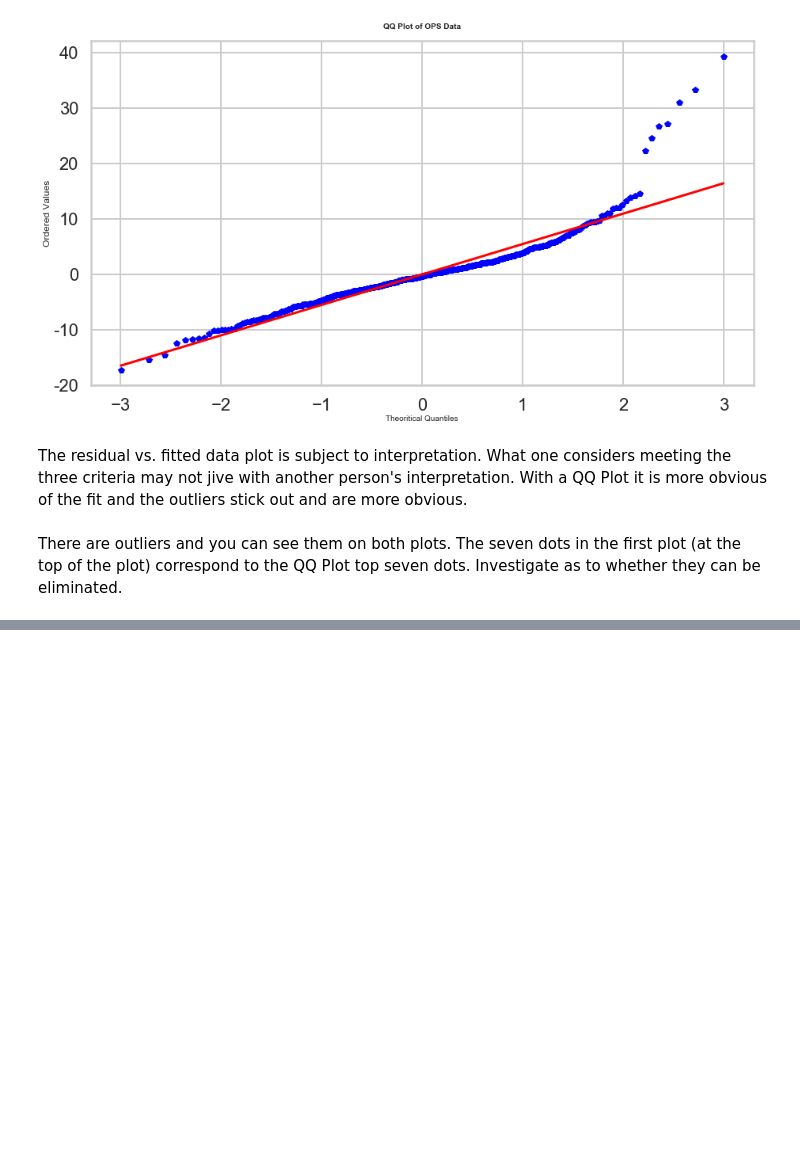
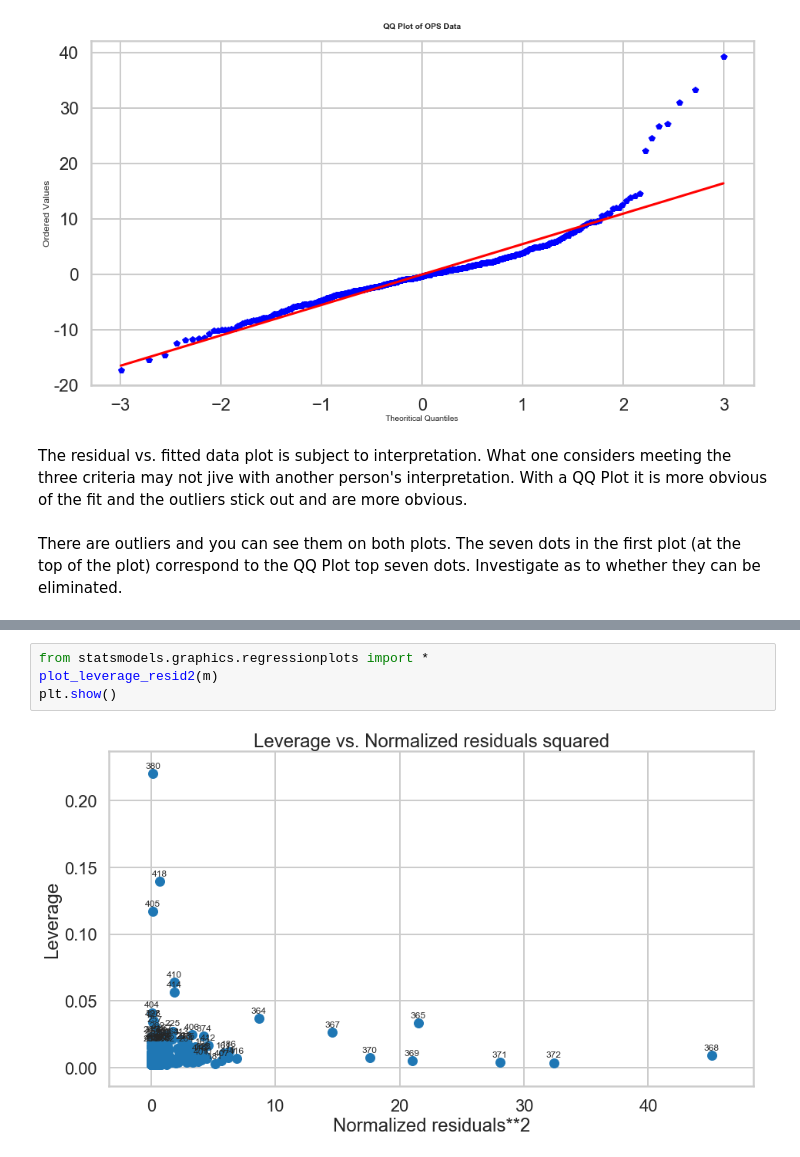
Before and after one commit to paulscheibal/SBDataScienceCert, a Jupyter notebook: MiniProjects/Mini_Project_Linear_Regression.ipynb, the cells around one changed output, grey strips where cells are left out. Cells and saved outputs as stored; diff of their text form; blank space fills up the shorter version.

```diff
--- a/MiniProjects/Mini_Project_Linear_Regression.ipynb
+++ b/MiniProjects/Mini_Project_Linear_Regression.ipynb
@@ -910,0 +959,6 @@ There are outliers and you can see them on both plots. The seven dots in the fir
+# %%
+from statsmodels.graphics.regressionplots import *
+plot_leverage_resid2(m)
+plt.show()
+# %% [output]
+[figure, added]
```
Also changed, not shown: parts of 24 cells of this notebook.
